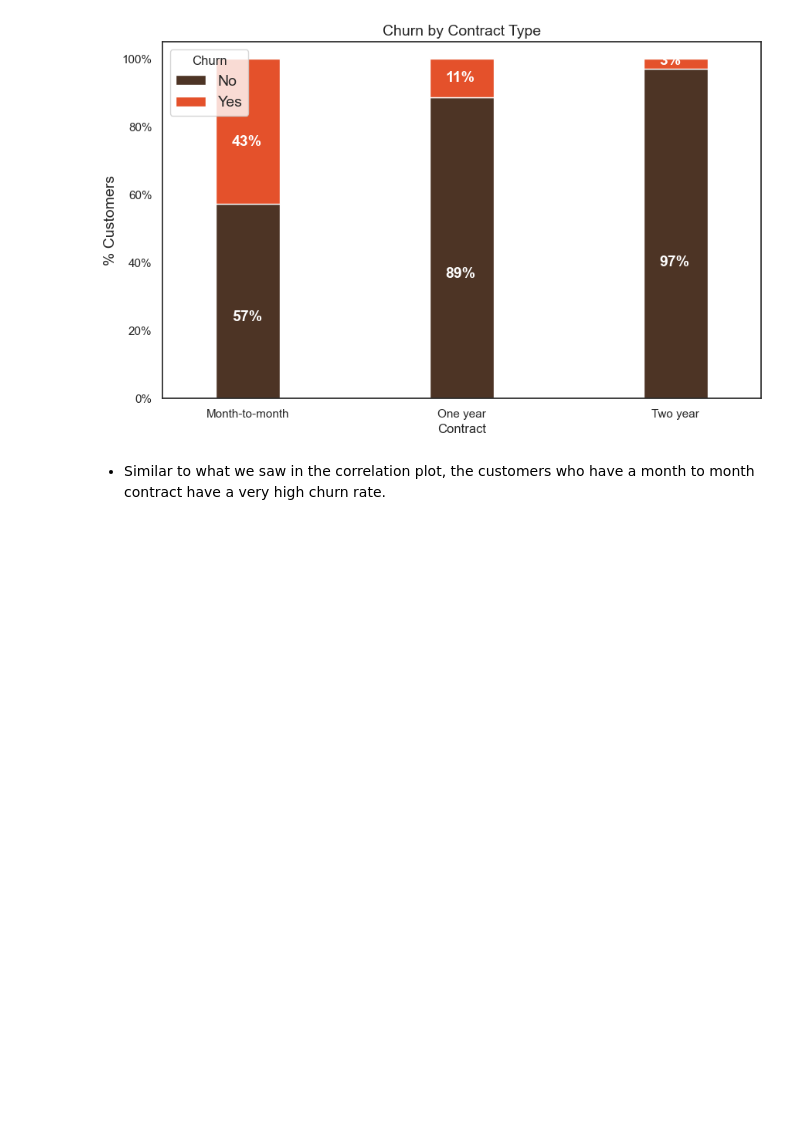
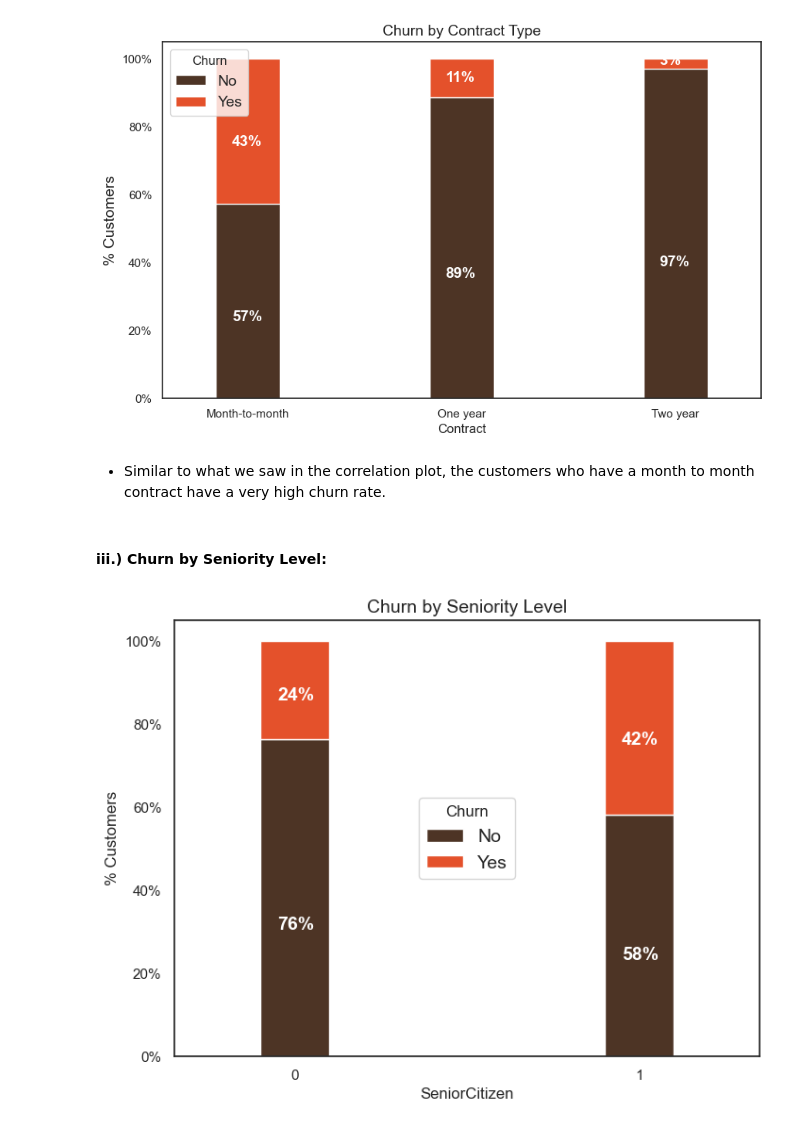
Before and after one commit to AmirMotefaker/Sales-Data-Analysis, a Jupyter notebook: Customer Churn Prediction/Customer Churn Prediction - Telecom/Customer Churn Prediction - Telecom.ipynb, the cells around one changed output. Drawn from its saved outputs; the diff is of its cells as text; code cells hidden in the pictures; blank space fills up the shorter version.

Commit message:
Update Customer Churn Prediction - Telecom

```diff
--- a/Customer Churn Prediction/Customer Churn Prediction - Telecom/Customer Churn Prediction - Telecom.ipynb
+++ b/Customer Churn Prediction/Customer Churn Prediction - Telecom/Customer Churn Prediction - Telecom.ipynb
@@ -422,3 +422,29 @@ for p in ax.patches:
 [figure]
 # %% [markdown]
 - Similar to what we saw in the correlation plot, the customers who have a month to month contract have a very high churn rate.
+# %% [markdown]
+#### iii.) Churn by Seniority Level:
+# %%
+colors = ['#4D3425','#E4512B']
+seniority_churn = data.groupby(['SeniorCitizen','Churn']).size().unstack()
+
+ax = (seniority_churn.T*100.0 / seniority_churn.T.sum()).T.plot(kind='bar',
+                                                                width = 0.2,
+                                                                stacked = True,
+                                                                rot = 0,
+                                                                figsize = (8,6),
+                                                                color = colors)
+ax.yaxis.set_major_formatter(mtick.PercentFormatter())
+ax.legend(loc='center',prop={'size':14},title = 'Churn')
+ax.set_ylabel('% Customers')
+ax.set_title('Churn by Seniority Level',size = 14)
+
+# Code to add the data labels on the stacked bar chart
+for p in ax.patches:
+    width, height = p.get_width(), p.get_height()
+    x, y = p.get_xy()
+    ax.annotate('{:.0f}%'.format(height), (p.get_x()+.25*width, p.get_y()+.4*height),
+                color = 'white',
+                weight = 'bold',size =14)
+# %% [output]
+[figure, added]
```
